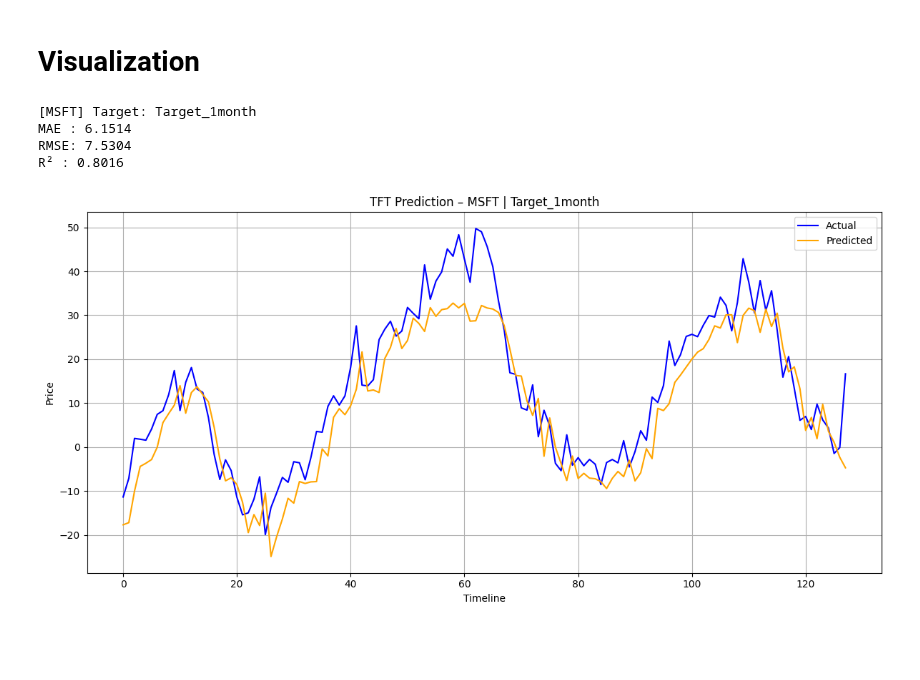
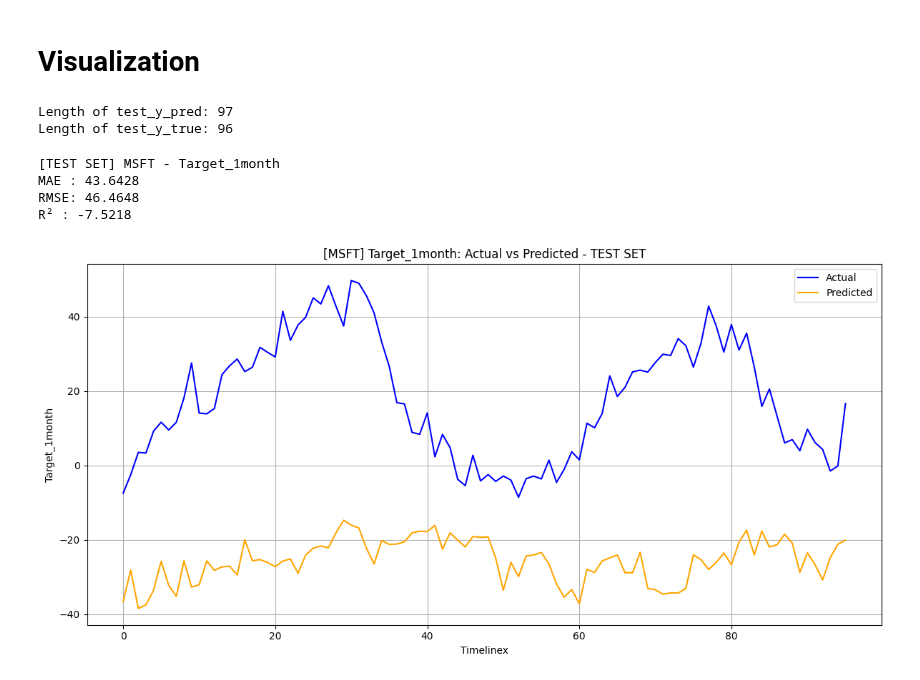
Before and after one commit to ManuelBagasina/DATCapstone, a Jupyter notebook: TFT.ipynb, the cells around one changed output. Cells and saved outputs as stored; diff of their text form; code cells hidden in the pictures; blank space fills up the shorter version.

Commit message:
checkpoint, added test features. need to fix performance

```diff
--- a/TFT.ipynb
+++ b/TFT.ipynb
@@ -153,7 +159,7 @@ Training cutoff at index 522 (80% of 652 rows)
 # %%
 # Create TimeSeriesDataSet for training
 training = TimeSeriesDataSet(
-    data=df_ticker[lambda x: x.time_idx <= training_cutoff],
+    data=df_ticker[lambda x: x.time_idx <= train_cutoff],
     time_idx="time_idx",
     target=target,
     group_ids=["Ticker"],
@@ -267,15 +276,15 @@ Training complete
 # %%
-# Generate predictions
-pred_dataloader = validation.to_dataloader(batch_size=batch_size, shuffle=False)
-predictions = tft.predict(pred_dataloader)
+# After training is complete, evaluate on test set
+print("Evaluating on test set...")
+trainer.test(tft, dataloaders=test_dataloader)
 
-# Extract actual values
-actuals = torch.cat([y[0] for x, y in iter(pred_dataloader)])
+# Generate predictions on test set
+test_predictions = tft.predict(test_dataloader)
+
+# Extract actual values from test set
+test_actuals = torch.cat([y[0] for x, y in iter(test_dataloader)])
 
 # Convert to numpy arrays
-# Move predictions and actuals to CPU before converting to NumPy
-y_pred = predictions.cpu().detach().numpy()
-y_true = actuals.cpu().detach().numpy()
-
-print(f"Generated predictions for {len(y_pred)} samples")
+test_y_pred = test_predictions.cpu().detach().numpy()
+test_y_true = test_actuals.cpu().detach().numpy()
 # %% [output]
@@ -293,38 +313,46 @@ Generated predictions for 129 samples
 # %% [markdown]
 # Visualization
+# %%
+# Check lengths first
+print(f"Length of test_y_pred: {len(test_y_pred)}")
+print(f"Length of test_y_true: {len(test_y_true)}")
+
+# Make sure both arrays have the same length
+min_length = min(len(test_y_true), len(test_y_pred))
+test_y_true = test_y_true[:min_length]
+test_y_pred = test_y_pred[:min_length]
+# %% [output]
+Length of test_y_pred: 97
+Length of test_y_true: 96
 # %%
-# Make sure both arrays have the same length
-min_length = min(len(y_true), len(y_pred))
-y_true = y_true[:min_length]
-y_pred = y_pred[:min_length]
+# Calculate test metrics
+test_mae = mean_absolute_error(test_y_true, test_y_pred)
+test_rmse = np.sqrt(mean_squared_error(test_y_true, test_y_pred))
+test_r2 = r2_score(test_y_true, test_y_pred)
 
-# Now calculate metrics
-mae = mean_absolute_error(y_true, y_pred)
-rmse = np.sqrt(mean_squared_error(y_true, y_pred))
-r2 = r2_score(y_true, y_pred)
-
-print(f"\n[{ticker}] Target: {target}")
-print(f"MAE : {mae:.4f}")
-print(f"RMSE: {rmse:.4f}")
-print(f"R² : {r2:.4f}")
+print(f"\n[TEST SET] {ticker} - {target}")
+print(f"MAE : {test_mae:.4f}")
+print(f"RMSE: {test_rmse:.4f}")
+print(f"R² : {test_r2:.4f}")
 # %% [output]
-[MSFT] Target: Target_1month
-MAE : 6.1514
-RMSE: 7.5304
-R² : 0.8016
+[TEST SET] MSFT - Target_1month
+MAE : 43.6428
+RMSE: 46.4648
+R² : -7.5218
 # %%
-# Visualization with a single line for actual and predicted
+# Visualization for test set
 plt.figure(figsize=(12, 6))
-plt.plot(y_true, label='Actual', color='blue')
-plt.plot(y_pred, label='Predicted', color='orange')
-plt.title(f"TFT Prediction – {ticker} | {target}")
-plt.xlabel('Timeline')
-plt.ylabel('Price')
+plt.plot(test_y_true, label='Actual', color='blue')
+plt.plot(test_y_pred, label='Predicted', color='orange')
+plt.title(f'[{ticker}] {target}: Actual vs Predicted - TEST SET')
+plt.xlabel('Timelinex')
+plt.ylabel(target)
 plt.legend()
 plt.grid(True)
 plt.tight_layout()
+plt.show()
 # %% [output]
-[figure, old version]
+[figure, new version]
 # %%
 # Save the plot
 filename = f'msft_tft_{target}.png'
```
Also changed, not shown: parts of 8 cells of this notebook.
